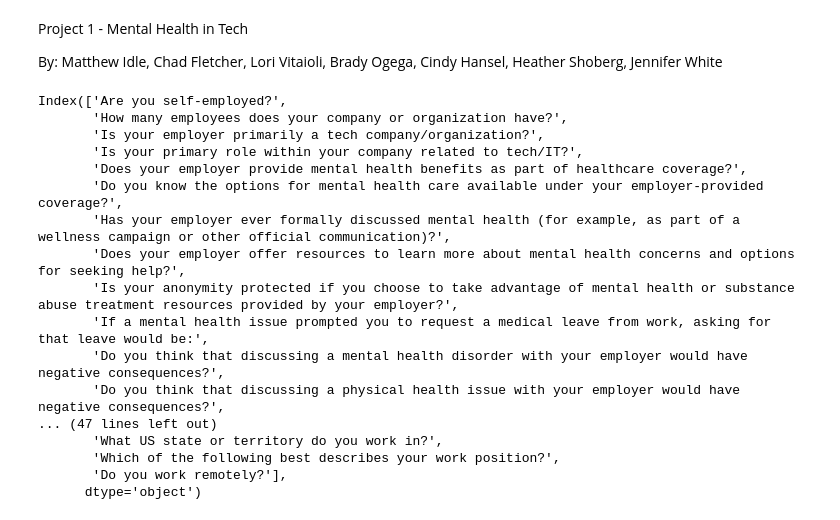
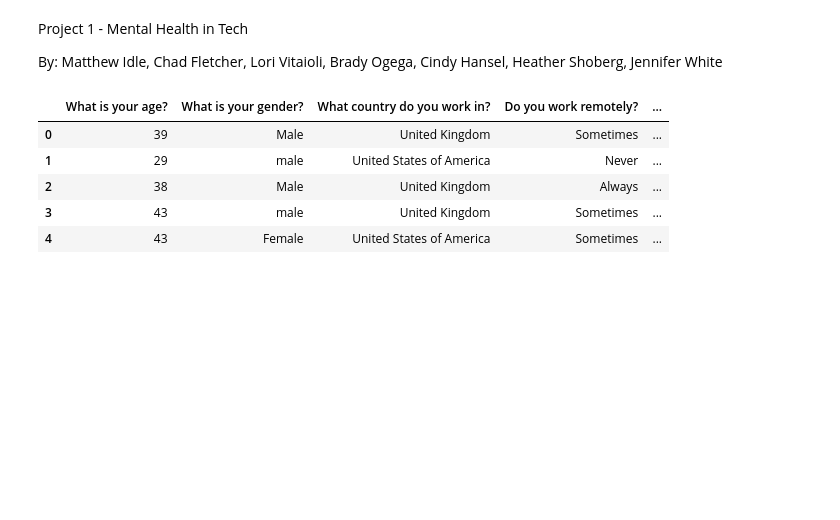
Before and after one commit to SecondHandSushi/Project-1-Mental-Tech, a Jupyter notebook: Project-1.ipynb, the cells around one changed output. Saved outputs shown, nothing was run; the diff lists cells and outputs as text; code cells hidden in the pictures; blank space fills up the shorter version.

```diff
--- a/Project-1.ipynb
+++ b/Project-1.ipynb
@@ -23,23 +25,29 @@ s_2016_data = pd.read_csv(survey_2016)
 s_2017_data = pd.read_csv(survey_2017)
 s_2018_data = pd.read_csv(survey_2018)
 s_2019_data = pd.read_csv(survey_2019)
-# %%
-s_2016_data.columns
-# %% [output]
-Index(['Are you self-employed?',
-       'How many employees does your company or organization have?',
-       'Is your employer primarily a tech company/organization?',
-       'Is your primary role within your company related to tech/IT?',
-       'Does your employer provide mental health benefits as part of healthcare coverage?',
-       'Do you know the options for mental health care available under your employer-provided coverage?',
-       'Has your employer ever formally discussed mental health (for example, as part of a wellness campaign or other official communication)?',
-       'Does your employer offer resources to learn more about mental health concerns and options for seeking help?',
-       'Is your anonymity protected if you choose to take advantage of mental health or substance abuse treatment resources provided by your employer?',
-       'If a mental health issue prompted you to request a medical leave from work, asking for that leave would be:',
-       'Do you think that discussing a mental health disorder with your employer would have negative consequences?',
-       'Do you think that discussing a physical health issue with your employer would have negative consequences?',
-... (47 lines left out)
-       'What US state or territory do you work in?',
-       'Which of the following best describes your work position?',
-       'Do you work remotely?'],
-      dtype='object')
+# %%
+# retrieve desired columns from "narrowed" 2016
+#desired_column_list = narrowed_2016_data.columns
+desired_column_list = ['What is your age?', 'What is your gender?',
+       'What country do you work in?', 'Do you work remotely?',
+       'How many employees does your company or organization have?',
+       'Have you had a mental health disorder in the past?',
+       'Do you currently have a mental health disorder?',
+       'Would you be willing to bring up a physical health issue with a potential employer in an interview?',
+       'Would you bring up a mental health issue with a potential employer in an interview?',
+       'Have you observed or experienced an unsupportive or badly handled response to a mental health issue in your current or previous workplace?',
+       'Have your observations of how another individual who discussed a mental health disorder made you less likely to reveal a mental health issue yourself in your current workplace?',
+       'Would you feel comfortable discussing a mental health disorder with your direct supervisor(s)?',
+       'Would you have been willing to discuss a mental health issue with your direct supervisor(s)?',
+       'If a mental health issue prompted you to request a medical leave from work, asking for that leave would be:']
+
+# create a new dataframe for further cleaning
+narrowed_2016 = s_2016_data[desired_column_list]
+narrowed_2016.head()
+# %% [output]
+|  | What is your age? | What is your gender? | What country do you work in? | Do you work remotely? | ... |
+| 0 | 39 | Male | United Kingdom | Sometimes | ... |
+| 1 | 29 | male | United States of America | Never | ... |
+| 2 | 38 | Male | United Kingdom | Always | ... |
+| 3 | 43 | male | United Kingdom | Sometimes | ... |
+| 4 | 43 | Female | United States of America | Sometimes | ... |
```
Also changed, not shown: parts of 10 cells of this notebook.
